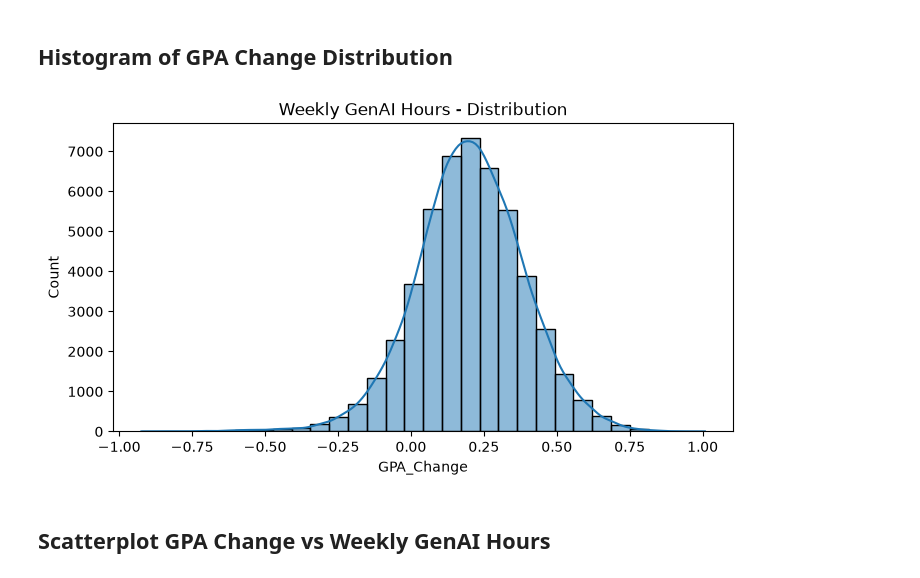
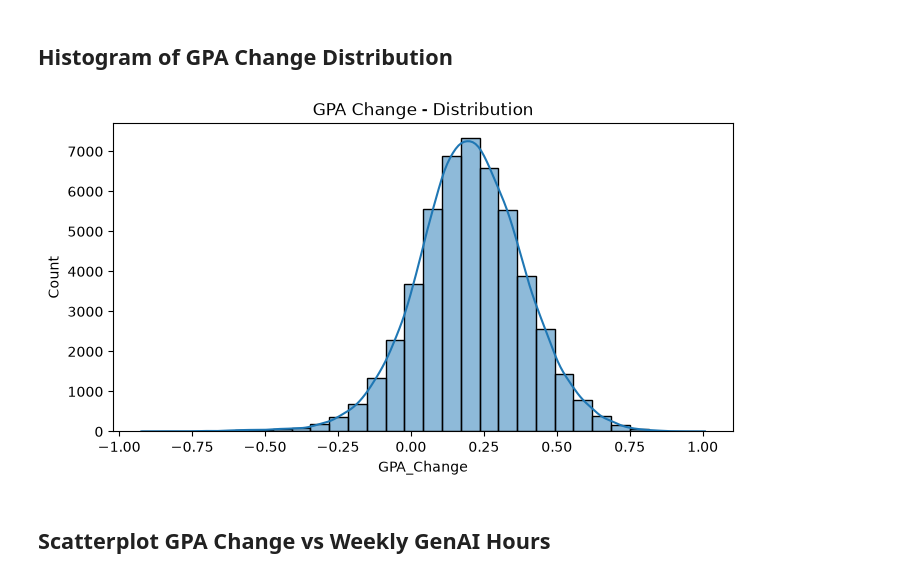
Before and after one commit to txxzd/Impact-Of-AI-on-Students-Analysis, a Jupyter notebook: data_analysis.ipynb, the cells around one changed output. Cells and saved outputs as stored; diff of their text form; code cells hidden in the pictures.

```diff
--- a/data_analysis.ipynb
+++ b/data_analysis.ipynb
@@ -406,12 +477,12 @@ Declined: 6192
 # %%
 fig, axes = plt.subplots(1, figsize=(8, 4))
 
 sns.histplot(df['GPA_Change'], bins=30, kde=True, ax=axes)
-axes.set_title('Weekly GenAI Hours - Distribution')
+axes.set_title('GPA Change - Distribution')
 
 plt.show()
 # %% [output]
-[figure, old version]
+[figure, new version]
 # %% [markdown]
 ## Scatterplot GPA Change vs Weekly GenAI Hours
 # %%
```
Also changed, not shown: parts of 8 cells of this notebook, 3 other files.
